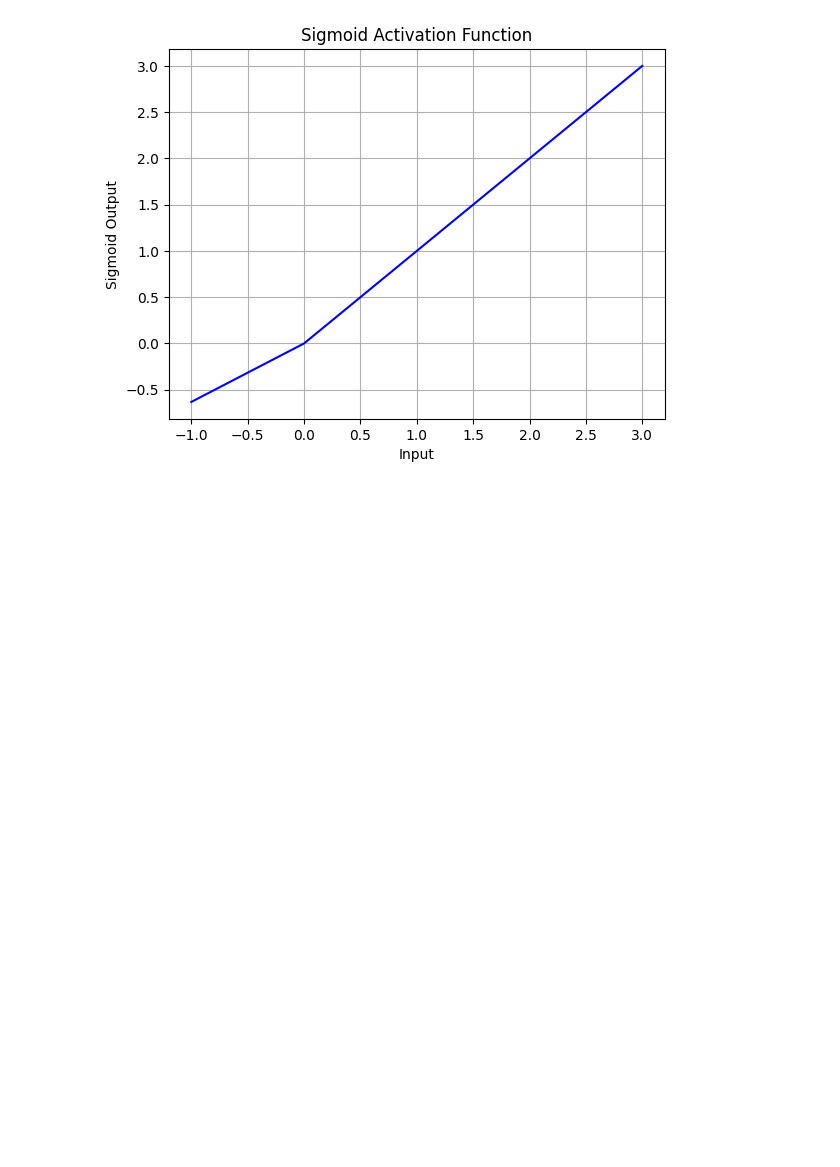
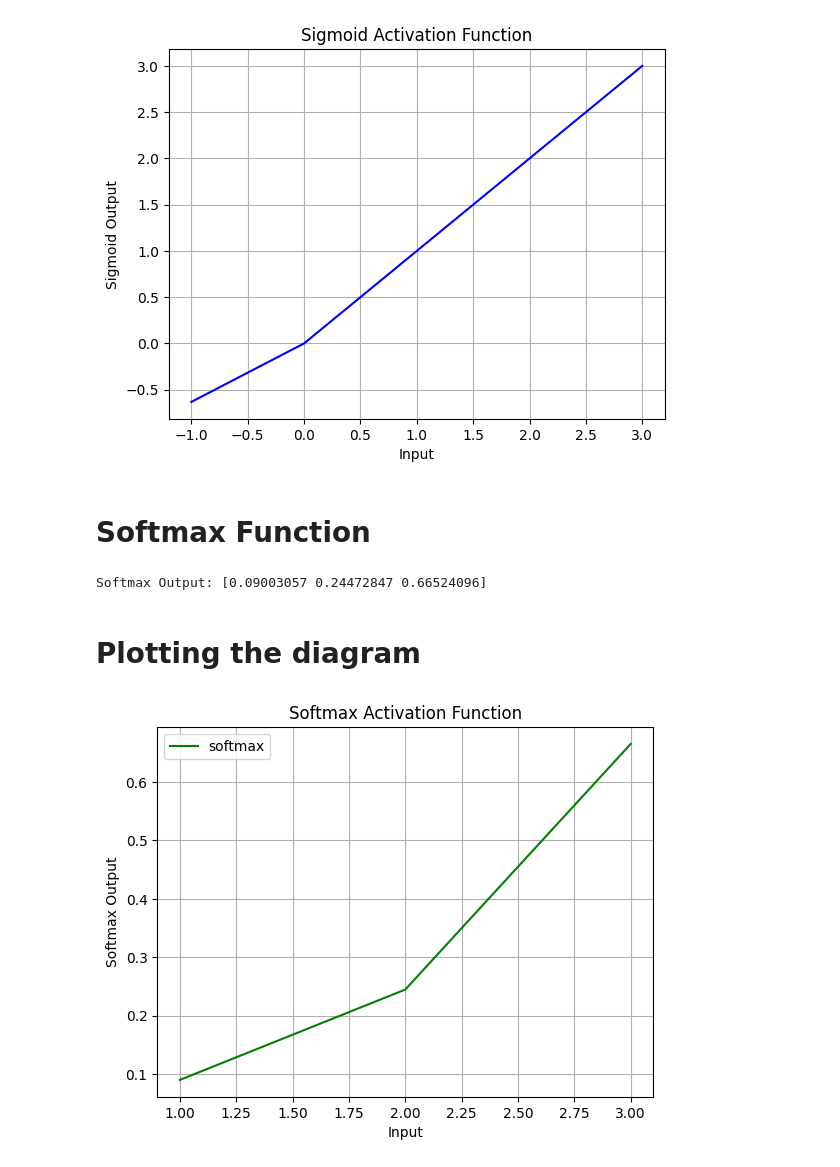
Before and after one commit to minhaz1172/Deep-Learning, a Jupyter notebook: Activation_function.ipynb, the cells around one changed output. Drawn from its saved outputs; the diff is of its cells as text; code cells hidden in the pictures; blank space fills up the shorter version.

Commit message:
softmax function

```diff
--- a/Activation_function.ipynb
+++ b/Activation_function.ipynb
@@ -115,3 +115,33 @@ plt.show()
 # Expected output: A plot showing the sigmoid function, which is S-shaped and asymptotes to 0 and 1.
 # %% [output]
 [figure]
+# %% [markdown]
+# Softmax Function
+# %%
+# fromula
+#exps=np.exp(x-np.max(x))
+#y=exps/sum(exps)
+def softmax(x):
+    exps = np.exp(x - np.max(x))
+    return exps / np.sum(exps, axis=0)
+# Expected output: exps/sum(exps) for all x
+# %%
+x=np.array([1, 2, 3])
+output=softmax(x)
+print("Softmax Output:", output)
+# Expected output: [0.09003057 0.66524096 0.24472847]
+# %% [output]
+Softmax Output: [0.09003057 0.24472847 0.66524096]
+# %% [markdown]
+# Plotting the diagram
+# %%
+plt.plot(x, output, label='softmax', color='green')
+plt.title('Softmax Activation Function')
+plt.xlabel('Input')
+plt.ylabel('Softmax Output')
+plt.grid(True)
+plt.legend()
+plt.show()
+# Expected output: A plot showing the softmax function, which converts logits into probabilities.
+# %% [output]
+[figure, added]
```
Also changed, not shown: parts of 1 cell of this notebook.
